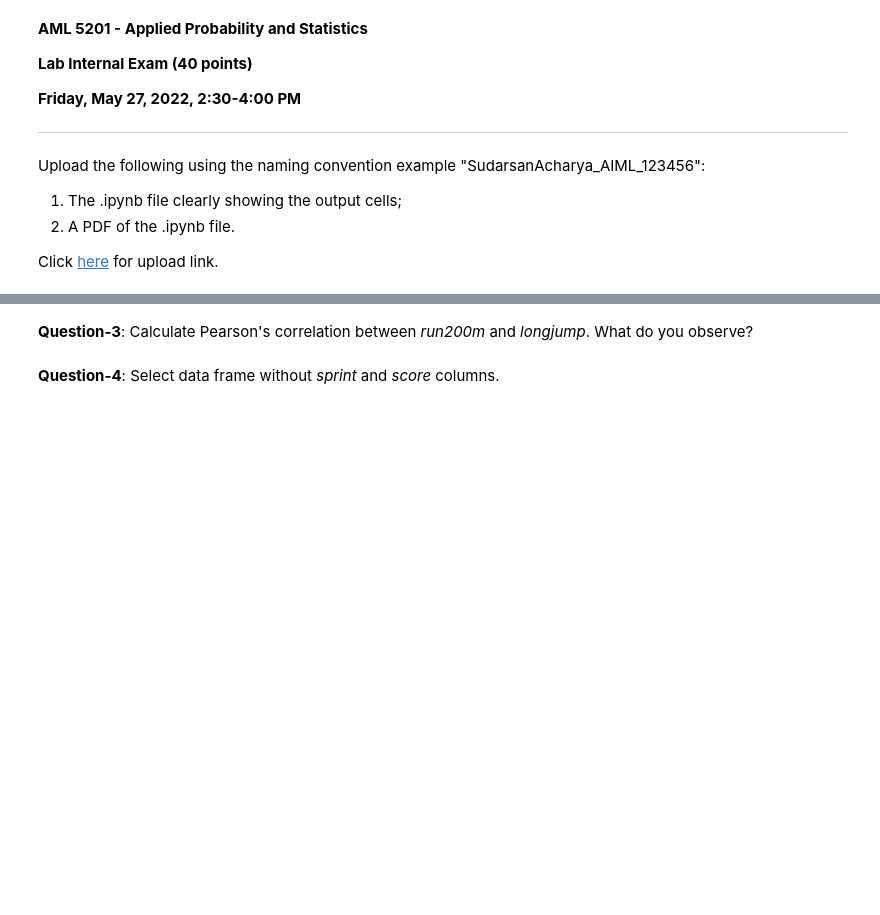
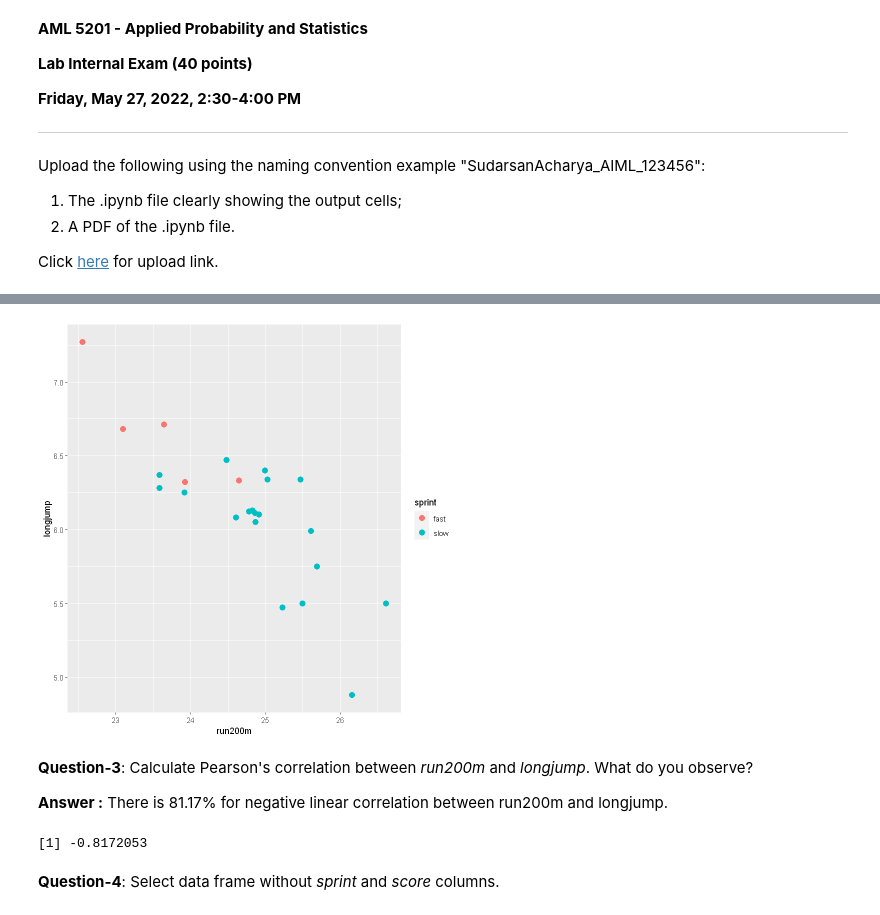
Before and after one commit to prathikshetty9b/Applied-Probability-and-Statistics, a Jupyter notebook: Codes/Lab-Internal/AML5201_LabInternalExam_R.ipynb, the cells around one changed output, grey strips where cells are left out. Drawn from its saved outputs; the diff is of its cells as text; code cells hidden in the pictures; blank space fills up the shorter version.

```diff
--- a/Codes/Lab-Internal/AML5201_LabInternalExam_R.ipynb
+++ b/Codes/Lab-Internal/AML5201_LabInternalExam_R.ipynb
@@ -49,7 +95,17 @@ p2
+# %%
+p2 = ggplot(data = heptathlon, aes(x = run200m, y = longjump, color = sprint)) +
+  geom_point(size = 3)
+p2
+# %% [output]
+[figure, added]
 # %% [markdown]
 **Question-3**: Calculate Pearson's correlation between *run200m* and *longjump*. What do you observe?
+
+**Answer :** There is 81.17% for negative linear correlation between run200m and longjump.
 # %%
-cor(heptathlon$?, ?$longjump, method = 'pearson')
+cor(heptathlon$run200m, heptathlon$longjump, method = 'pearson')
+# %% [output]
+[1] -0.8172053
 # %% [markdown]
 **Question-4**: Select data frame without *sprint* and *score* columns.
 # %%
```
Also changed, not shown: parts of 9 cells of this notebook.
